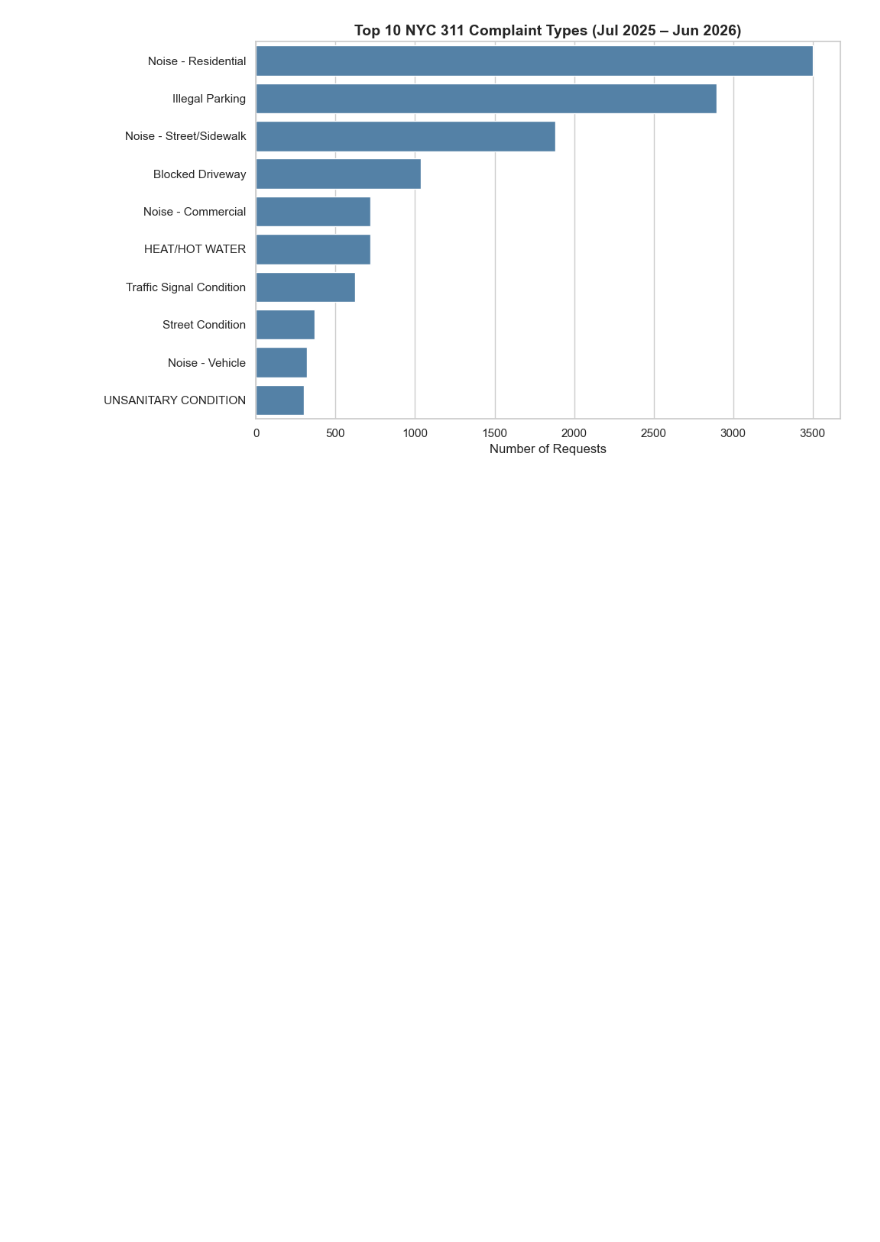
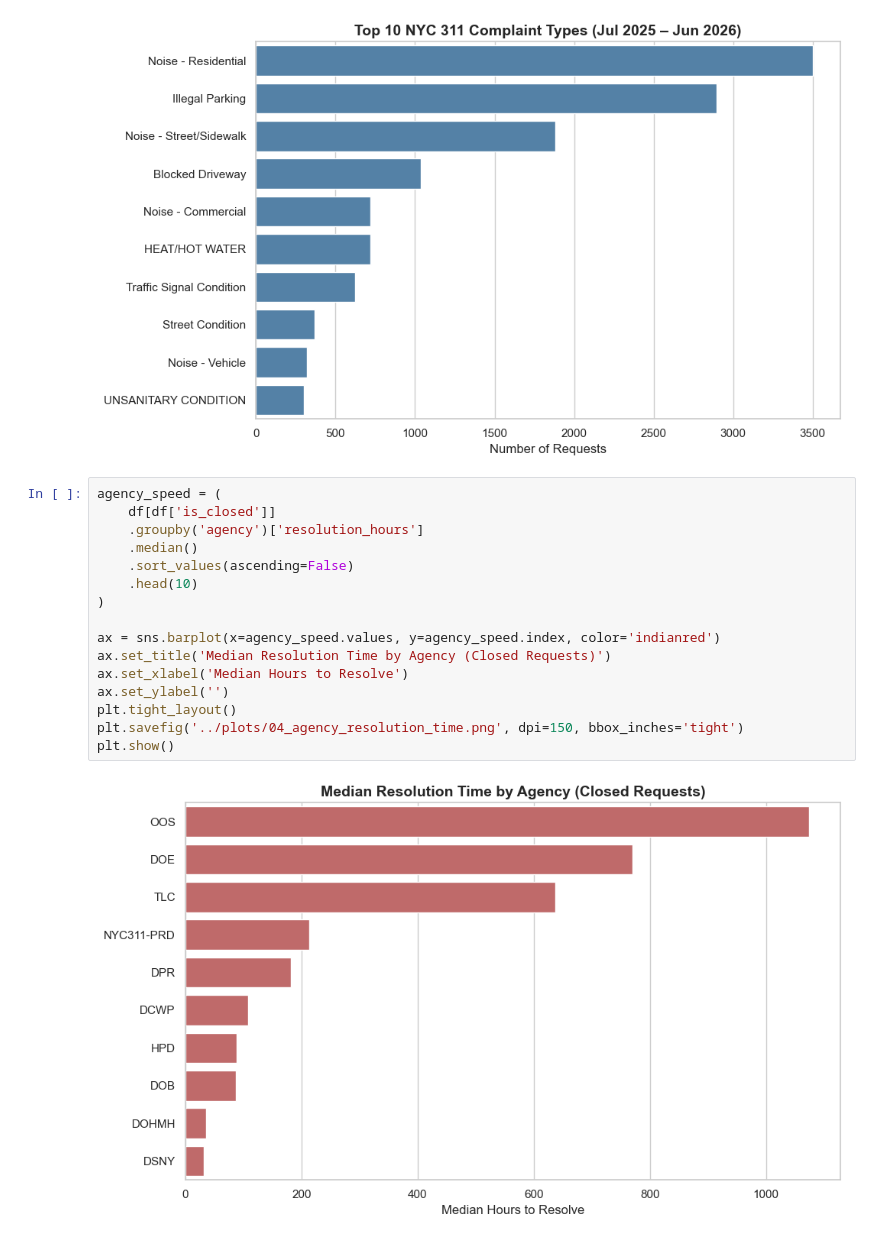
Before and after one commit to Steveelorm80/analytics, a Jupyter notebook: notebooks/nyc-311-analysis.ipynb, the cells around one changed output. Cells and saved outputs as stored; diff of their text form; blank space fills up the shorter version.

```diff
--- a/notebooks/nyc-311-analysis.ipynb
+++ b/notebooks/nyc-311-analysis.ipynb
@@ -115,3 +115,21 @@ plt.savefig('../plots/01_top_complaints.png', dpi=150, bbox_inches='tight')
 plt.show()
 # %% [output]
 [figure]
+# %%
+agency_speed = (
+    df[df['is_closed']]
+    .groupby('agency')['resolution_hours']
+    .median()
+    .sort_values(ascending=False)
+    .head(10)
+)
+
+ax = sns.barplot(x=agency_speed.values, y=agency_speed.index, color='indianred')
+ax.set_title('Median Resolution Time by Agency (Closed Requests)')
+ax.set_xlabel('Median Hours to Resolve')
+ax.set_ylabel('')
+plt.tight_layout()
+plt.savefig('../plots/04_agency_resolution_time.png', dpi=150, bbox_inches='tight')
+plt.show()
+# %% [output]
+[figure, added]
```
Also changed, not shown: parts of 2 cells of this notebook, 2 other files.
